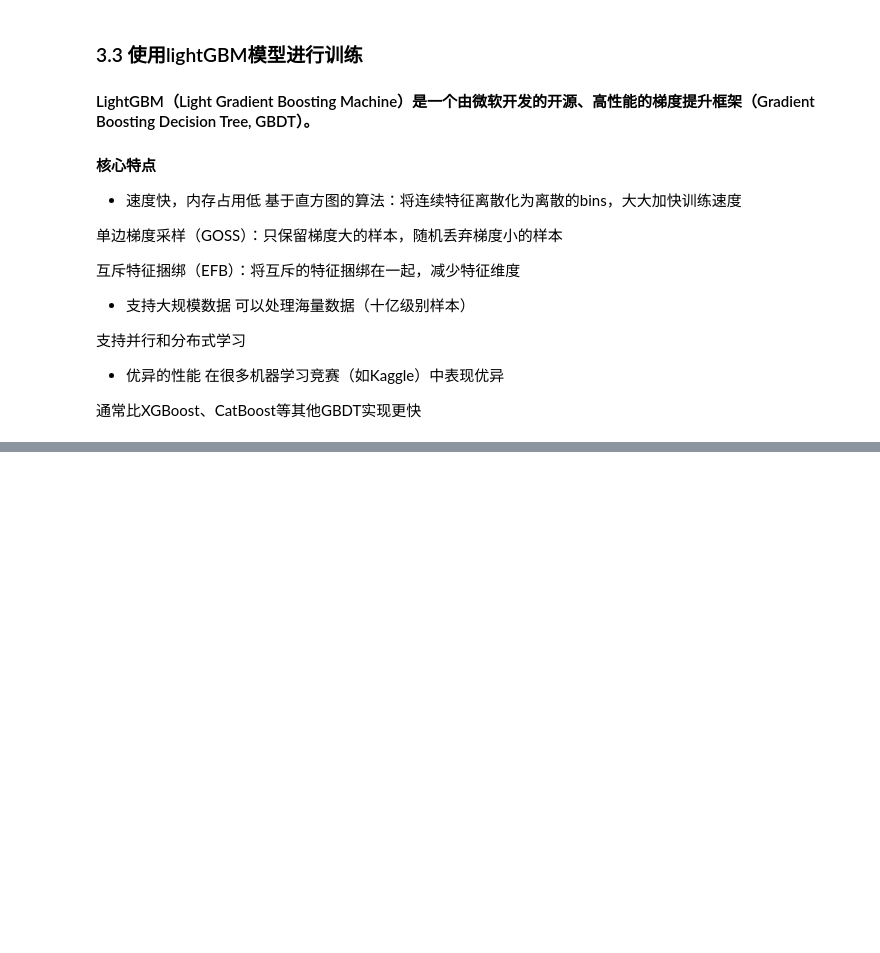
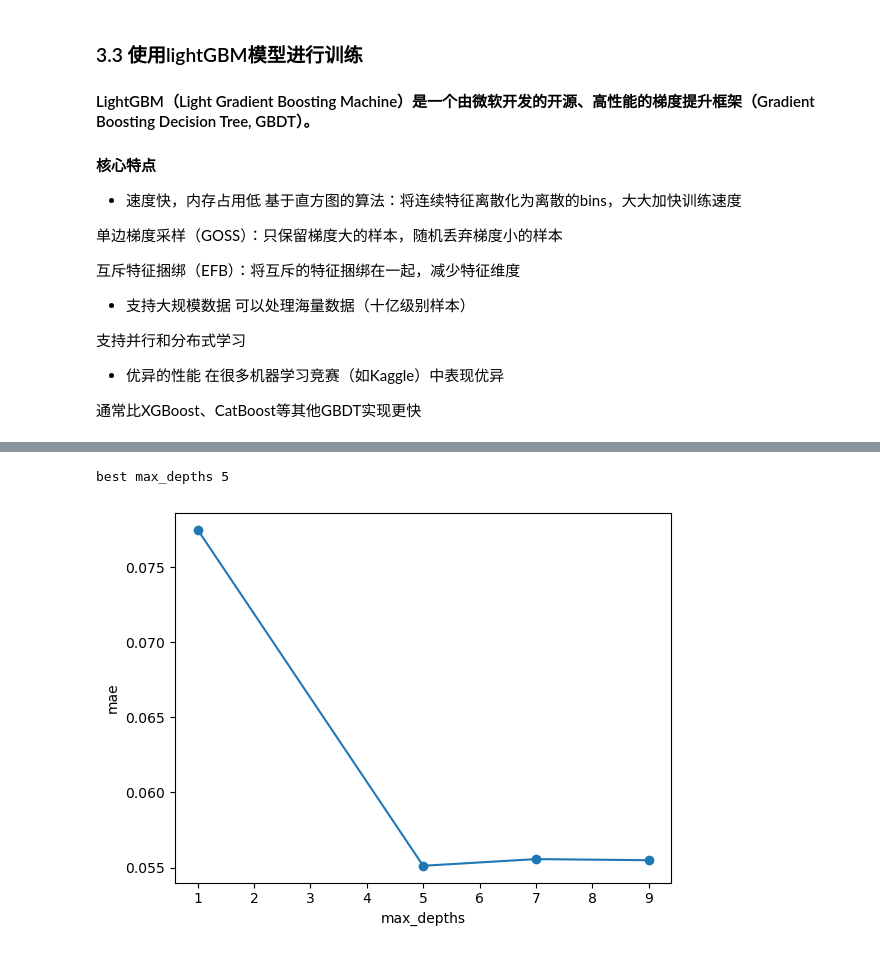
Before and after one commit to zhangkuntony/PUBG, a Jupyter notebook: Example.ipynb, the cells around one changed output, grey strips where cells are left out. Saved outputs shown, nothing was run; the diff lists cells and outputs as text; code cells hidden in the pictures; blank space fills up the shorter version.

```diff
--- a/Example.ipynb
+++ b/Example.ipynb
@@ -769,0 +992,8 @@ print(f'第一轮lightGBM模型预测用时: {predict_time_duration} 秒')
+# %%
+plt.plot(max_depths,maes,'o-')
+plt.ylabel("mae")
+plt.xlabel("max_depths")
+print("best max_depths {}".format(max_depths[np.argmin(maes)]))
+# %% [output]
+best max_depths 5
+[figure, added]
```
Also changed, not shown: parts of 48 cells of this notebook, 2 other files.
